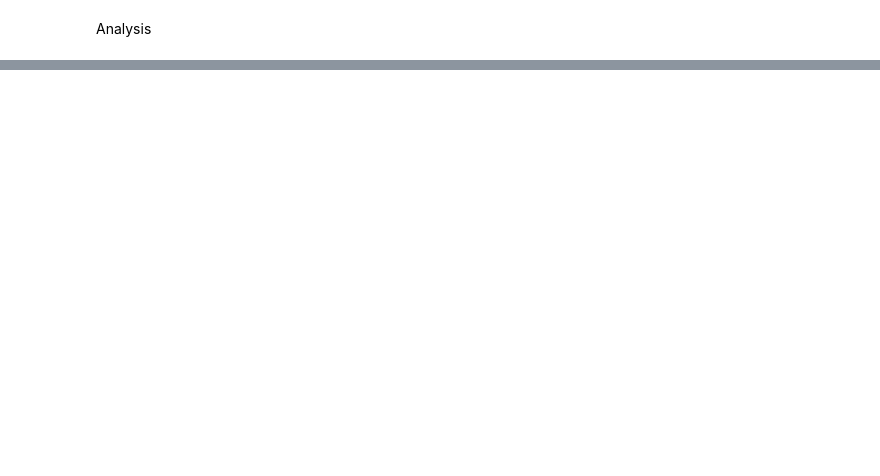
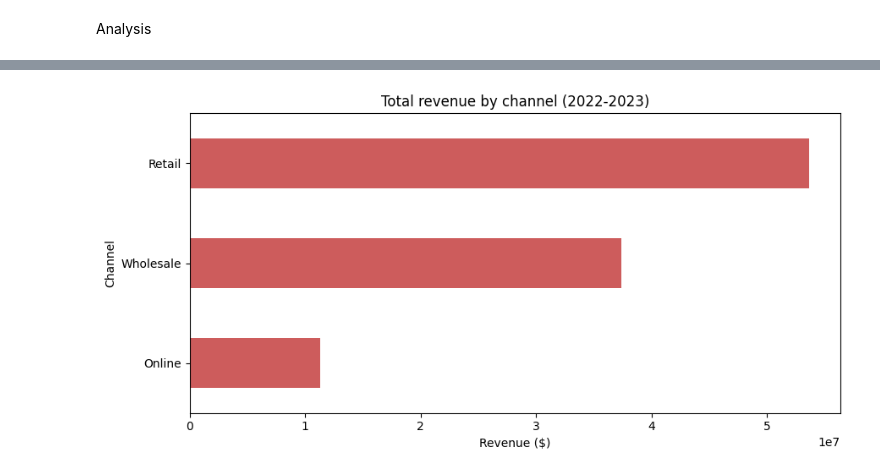
Before and after one commit to nking-at-eada/chocolate-sales-prediction, a Jupyter notebook: notebooks/experiments.ipynb, the cells around one changed output, grey strips where cells are left out. Drawn from its saved outputs; the diff is of its cells as text; code cells hidden in the pictures; blank space fills up the shorter version.

```diff
--- a/notebooks/experiments.ipynb
+++ b/notebooks/experiments.ipynb
@@ -46,0 +98,8 @@ plt.show()
+# %%
+rev_by_channel = clean_df.groupby("Channel")["Amount"].sum().sort_values()
+rev_by_channel.plot(kind="barh", title="Total revenue by channel (2022-2023)", color="indianred")
+plt.xlabel("Revenue ($)")
+plt.tight_layout()
+plt.show()
+# %% [output]
+[figure, added]
```
Also changed, not shown: parts of 19 cells of this notebook, 4 other files.
